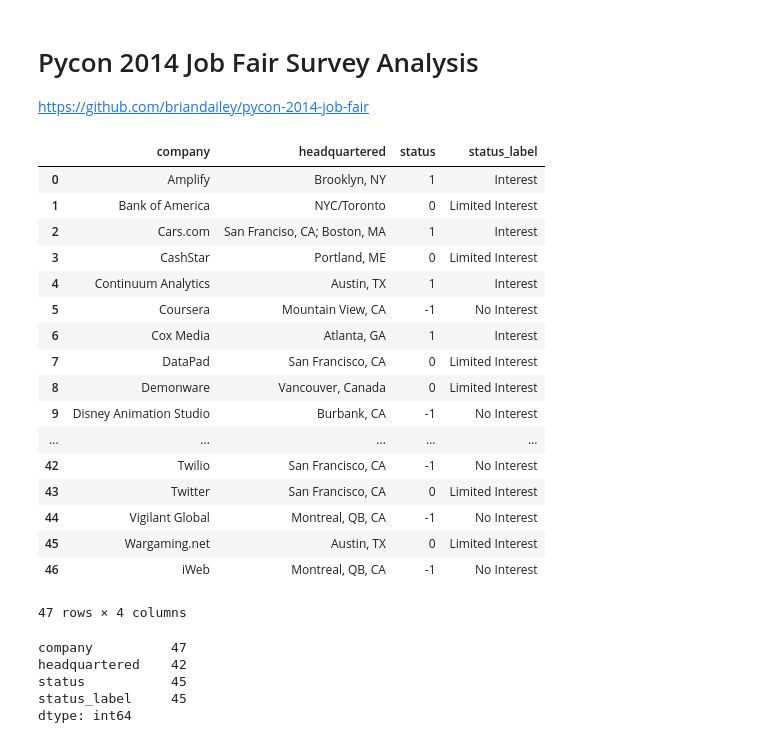
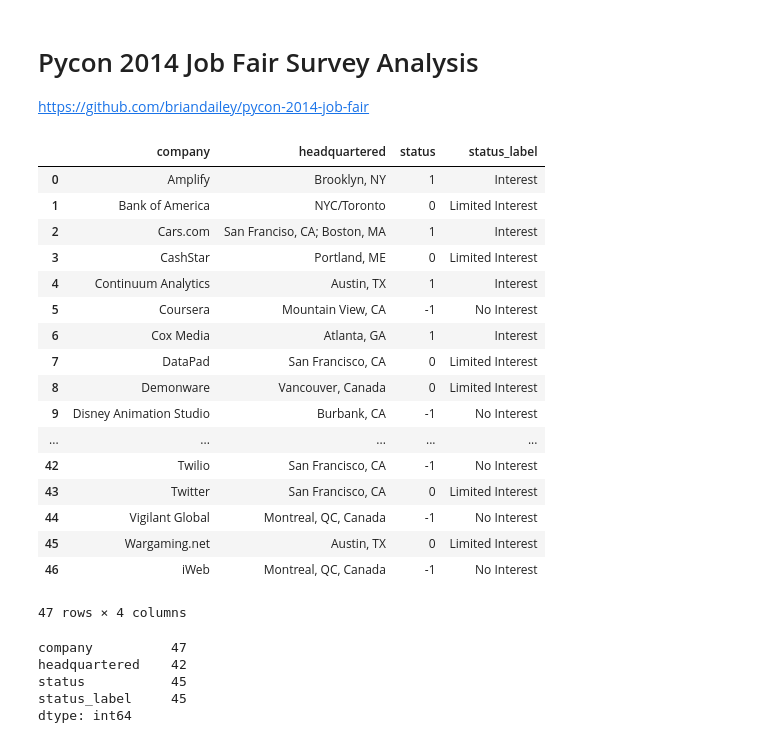
Before and after one commit to briandailey/pycon-job-fair, a Jupyter notebook: pycon_2014_job_fair_survey_analysis.ipynb, the cells around one changed output. Saved outputs shown, nothing was run; the diff lists cells and outputs as text; code cells hidden in the pictures.

```diff
--- a/pycon_2014_job_fair_survey_analysis.ipynb
+++ b/pycon_2014_job_fair_survey_analysis.ipynb
@@ -15,28 +22,26 @@ sns.set_context(rc={"figure.figsize": (11, 4)})
 # %%
 df = pd.read_csv('./data.csv')
 status_labels = {-1: 'No Interest', 0: 'Limited Interest', 1:'Interest' }
 df['status_label'] = df['status'].apply(status_labels.get)
-hq_map = {'Montreal, QB, Canada': 'Montreal, QB, CA'}
-df['headquartered'] = df['headquartered'].apply(lambda x: hq_map.get(x, x))
 df
 # %% [output]
 |  | company | headquartered | status | status_label |
 | 0 | Amplify | Brooklyn, NY | 1 | Interest |
 | 1 | Bank of America | NYC/Toronto | 0 | Limited Interest |
 | 2 | Cars.com | San Franciso, CA; Boston, MA | 1 | Interest |
 | 3 | CashStar | Portland, ME | 0 | Limited Interest |
 | 4 | Continuum Analytics | Austin, TX | 1 | Interest |
 | 5 | Coursera | Mountain View, CA | -1 | No Interest |
 | 6 | Cox Media | Atlanta, GA | 1 | Interest |
 | 7 | DataPad | San Francisco, CA | 0 | Limited Interest |
 | 8 | Demonware | Vancouver, Canada | 0 | Limited Interest |
 | 9 | Disney Animation Studio | Burbank, CA | -1 | No Interest |
 | ... | ... | ... | ... | ... |
 | 42 | Twilio | San Francisco, CA | -1 | No Interest |
 | 43 | Twitter | San Francisco, CA | 0 | Limited Interest |
-| 44 | Vigilant Global | Montreal, QB, CA | -1 | No Interest |
+| 44 | Vigilant Global | Montreal, QC, Canada | -1 | No Interest |
 | 45 | Wargaming.net | Austin, TX | 0 | Limited Interest |
-| 46 | iWeb | Montreal, QB, CA | -1 | No Interest |
+| 46 | iWeb | Montreal, QC, Canada | -1 | No Interest |
 47 rows × 4 columns
 # %%
 df.count()
```
Also changed, not shown: parts of 3 cells of this notebook, 5 other files.
